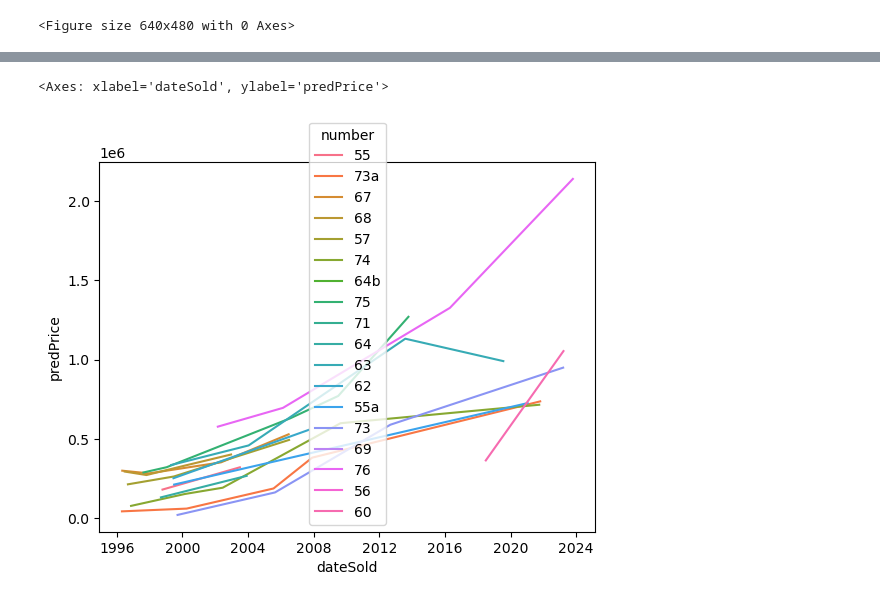
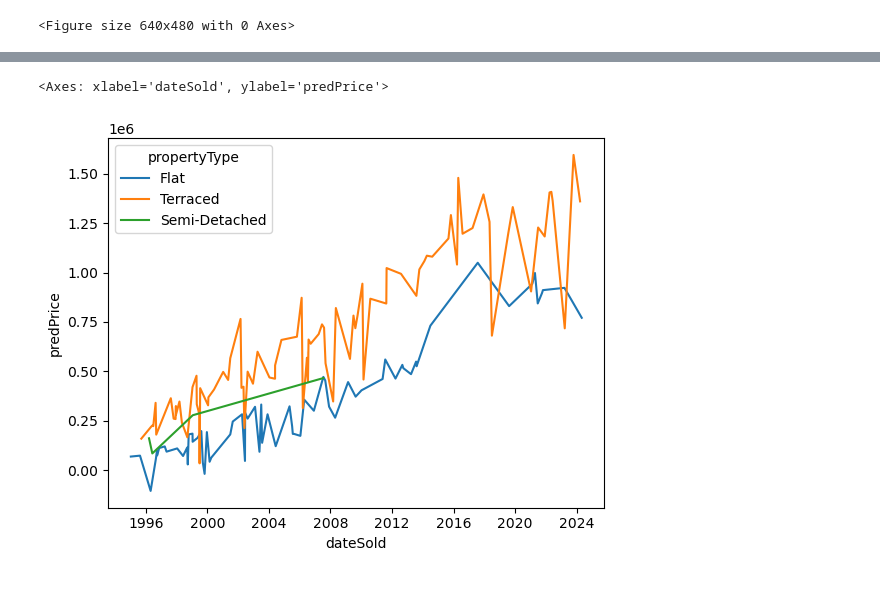
Before and after one commit to warner121/housepricing, a Jupyter notebook: parma_crescent/parma_crescent_lstm.ipynb, the cells around one changed output, grey strips where cells are left out. Cells and saved outputs as stored; diff of their text form; code cells hidden in the pictures.

Commit message:
improve price downloader

```diff
--- a/parma_crescent/parma_crescent_lstm.ipynb
+++ b/parma_crescent/parma_crescent_lstm.ipynb
@@ -25,7 +25,7 @@ df['number_idx'] = df.number.apply(lambda x: number_to_idx[x])
 # %%
 import torch
 
-price_tensor = torch.tensor(np.atleast_2d(df.displayPrice.head(-1).to_numpy().reshape(len(df.index)-1, 1)), dtype=torch.float32).to('cuda:0')
-number_tensor = torch.tensor(np.atleast_2d(df.number_idx.tail(-1).to_numpy().reshape(len(df.index)-1, 1))).to('cuda:0')
-y_tensor = torch.tensor(np.atleast_2d(df.displayPrice.tail(-1).to_numpy().reshape(len(df.index)-1, 1)), dtype=torch.float32).to('cuda:0')
+price_tensor = torch.tensor(np.atleast_2d(df.numericPrice.head(-1).to_numpy().reshape(len(df.index)-1, 1)), dtype=torch.float32).to('cuda:0')
+address_tensor = torch.tensor(np.atleast_2d(df.address_idx.tail(-1).to_numpy().reshape(len(df.index)-1, 1))).to('cuda:0')
+y_tensor = torch.tensor(np.atleast_2d(df.numericPrice.tail(-1).to_numpy().reshape(len(df.index)-1, 1)), dtype=torch.float32).to('cuda:0')
 # %%
@@ -48,15 +48,15 @@ class MaskedLSTMModel(nn.Module):
         self.lstm = nn.LSTM(1, hidden_size)
         self.fc = nn.Linear(embedding_size + hidden_size, output_size)
 
-    def forward(self, numbers, prices):
+    def forward(self, addresses, prices):
 
         out, _ = self.lstm(prices)
-        embeds = self.embeddings(numbers).view(len(numbers), -1)
+        embeds = self.embeddings(addresses).view(len(addresses), -1)
         concat = torch.concat([out, embeds], axis=1)
         out = self.fc(concat)
         return out
 # %%
-INPUT_SIZE = len(number_tensor.unique())
+INPUT_SIZE = len(address_tensor.unique())
 EMBEDDING_SIZE = 1
 HIDDEN_SIZE = 1
 OUTPUT_SIZE = 1
@@ -66,13 +66,13 @@ import torch.nn.functional as F
 
 model = MaskedLSTMModel(INPUT_SIZE, EMBEDDING_SIZE, HIDDEN_SIZE, OUTPUT_SIZE).to('cuda:0')
 loss_function = nn.NLLLoss().to('cuda:0')
-optimizer = optim.Adam(model.parameters(), lr=0.0001)
+optimizer = optim.SGD(model.parameters(), lr=0.01)
 
 # See what the scores are before training
 # Note that element i,j of the output is the score for tag j for word i.
 # Here we don't need to train, so the code is wrapped in torch.no_grad()
 with torch.no_grad():
-    pred = model(number_tensor, price_tensor)
+    pred = model(address_tensor, price_tensor)
     #print(pred)
 
 losses = []
@@ -87,7 +87,7 @@ def inter_epoch(i):  # again, normally you would NOT do 300 epochs, it is toy da
     #targets = prepare_sequence(tags, tag_to_ix)
 
     # Step 3. Run our forward pass.
-    pred = model(number_tensor, price_tensor)
+    pred = model(address_tensor, price_tensor)
 
     # Step 4. Compute the loss, gradients, and update the parameters by
     #  calling optimizer.step()
@@ -112,7 +112,7 @@ pd.Series(range(100000)).progress_apply(inter_epoch)
 
 # See what the scores are after training
 with torch.no_grad():
-    pred = model(number_tensor, price_tensor)
+    pred = model(address_tensor, price_tensor)
     #print(pred)
 # %% [output]
 <Figure size 640x480 with 0 Axes>
@@ -147,5 +147,5 @@ df_plot[df_plot.number=='55']
 # %%
-sns.lineplot(data=df_plot, x='dateSold', y='predPrice', hue='number')
+sns.lineplot(data=df_plot, x='dateSold', y='predPrice', hue='propertyType')
 # %% [output]
 <Axes: xlabel='dateSold', ylabel='predPrice'>
-[figure, old version]
+[figure, new version]
```
Also changed, not shown: parts of 13 cells of this notebook, 5 other files.
